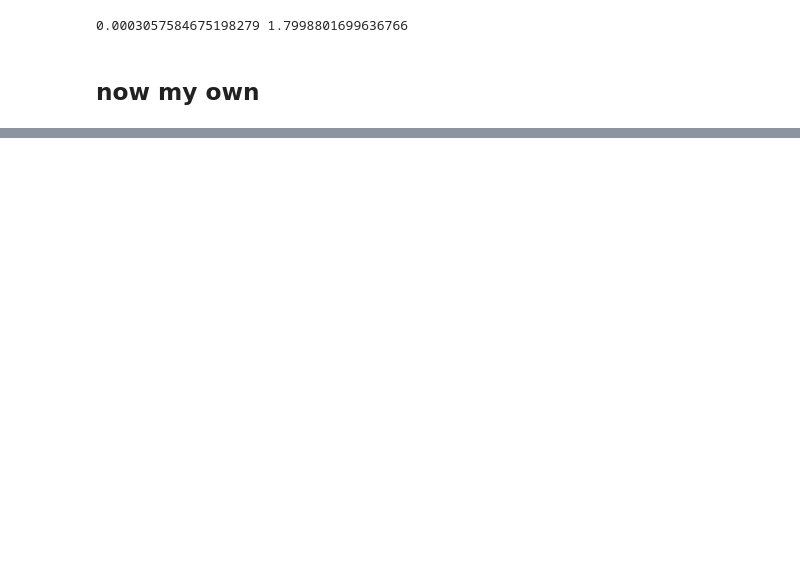
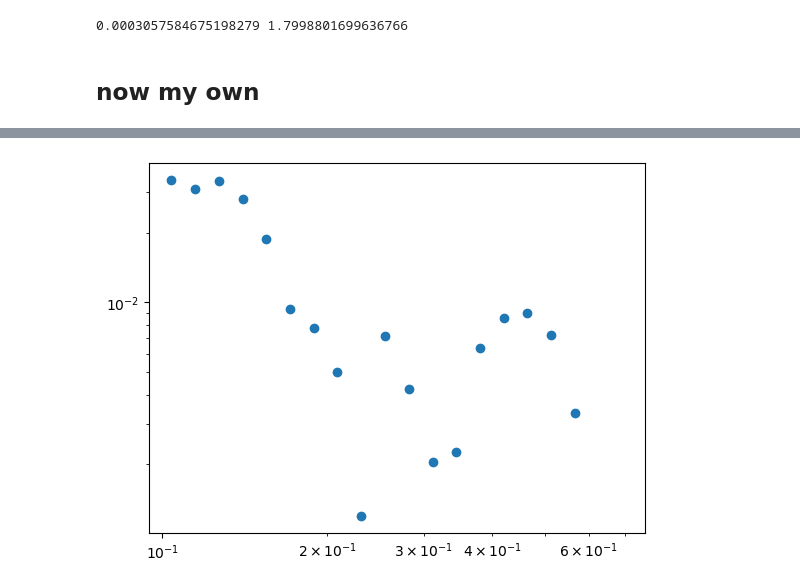
Before and after one commit to OtiliaIrina/Master_Thesis, a Jupyter notebook: Cosmic_Variance.ipynb, the cells around one changed output, grey strips where cells are left out. Saved outputs shown, nothing was run; the diff lists cells and outputs as text; code cells hidden in the pictures; blank space fills up the shorter version.

```diff
--- a/Cosmic_Variance.ipynb
+++ b/Cosmic_Variance.ipynb
@@ -341,0 +404,5 @@ config = {
+# %%
+z_values = np.arange(0.3, 1.1, 0.1)
+theta = data_SN_E2[:, 1]
+
+print(theta)
@@ -341,0 +420,8 @@ config = {
+# %%
+mask = (theta >= 0.1) & (theta <= 0.7)
+plt.scatter(theta[mask], w_thetas[4][mask])
+plt.yscale('log')
+plt.xscale('log')
+plt.show()
+# %% [output]
+[figure, added]
```
Also changed, not shown: parts of 28 cells of this notebook, 32 other files.
